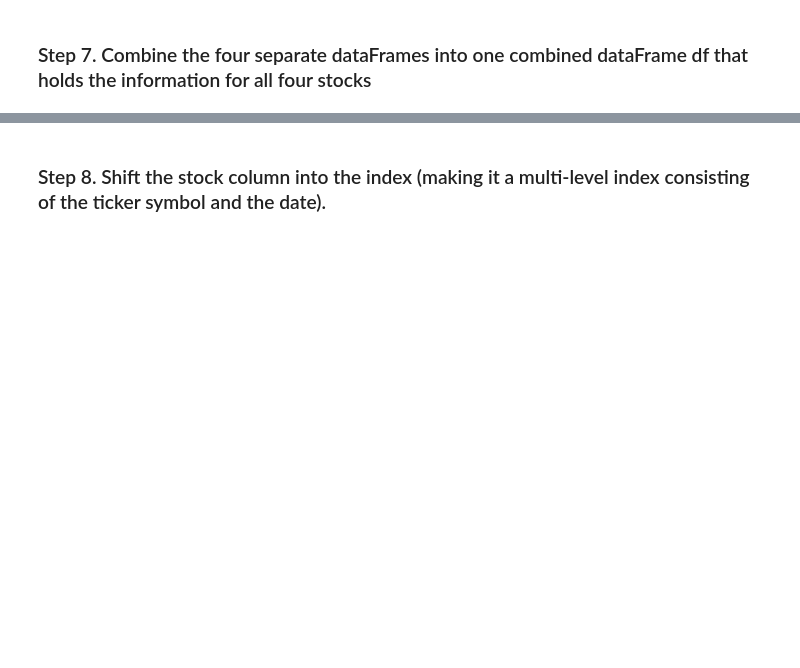
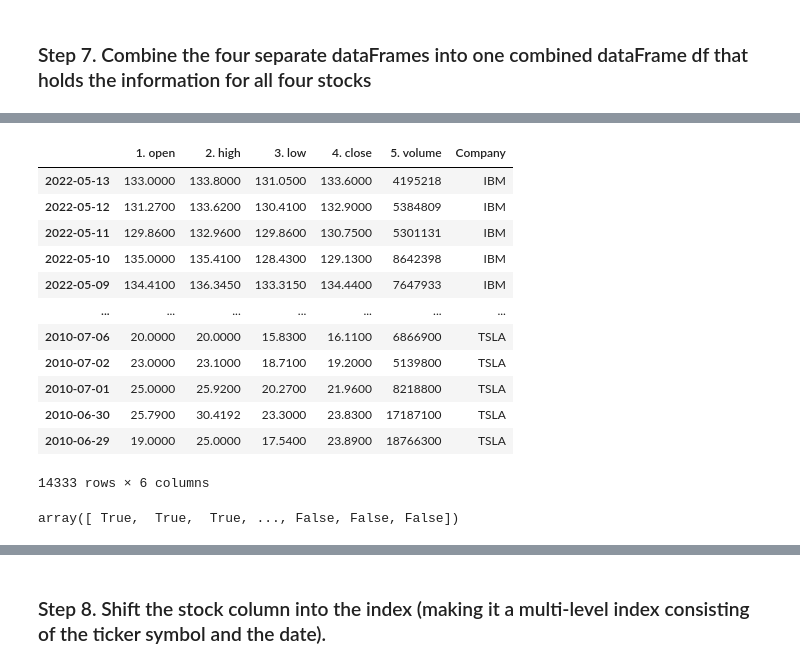
Before and after one commit to BorjaFlightCoder/pandas_exercises, a Jupyter notebook: 09_Time_Series/Getting_Financial_Data/Exercises.ipynb, the cells around one changed output, grey strips where cells are left out. Cells and saved outputs as stored; diff of their text form; code cells hidden in the pictures; blank space fills up the shorter version.

```diff
--- a/09_Time_Series/Getting_Financial_Data/Exercises.ipynb
+++ b/09_Time_Series/Getting_Financial_Data/Exercises.ipynb
@@ -24,2 +111,16 @@ If you do not have an API key for any of the supported APIs, it is easiest to ge
 # %% [markdown]
 ### Step 6. Repeat the two previous steps for a few other stocks, always creating a new dataframe: Tesla, IBM and Microsoft. (Ticker symbols TSLA, IBM and MSFT.)
+# %%
+symbols = ['IBM','AAPL','TSLA']
+# %%
+df = pd.DataFrame()
+for symbol in symbols:
+    r = requests.get(f'https://www.alphavantage.co/query?function=TIME_SERIES_DAILY&symbol={symbol}&interval=5min&apikey={apikey}&outputsize=full')
+    data = r.json()
+    data = data.get('Time Series (Daily)')
+    df_json = pd.DataFrame(data)
+    df_json = df_json.T
+    df_json['Company'] = symbol
+    df = pd.concat([df,df_json])
+# %%
+df.index = pd.to_datetime(df.index)
@@ -27,0 +155,20 @@ If you do not have an API key for any of the supported APIs, it is easiest to ge
+# %%
+df
+# %% [output]
+|  | 1. open | 2. high | 3. low | 4. close | 5. volume | Company |
+| 2022-05-13 | 133.0000 | 133.8000 | 131.0500 | 133.6000 | 4195218 | IBM |
+| 2022-05-12 | 131.2700 | 133.6200 | 130.4100 | 132.9000 | 5384809 | IBM |
+| 2022-05-11 | 129.8600 | 132.9600 | 129.8600 | 130.7500 | 5301131 | IBM |
+| 2022-05-10 | 135.0000 | 135.4100 | 128.4300 | 129.1300 | 8642398 | IBM |
+| 2022-05-09 | 134.4100 | 136.3450 | 133.3150 | 134.4400 | 7647933 | IBM |
+| ... | ... | ... | ... | ... | ... | ... |
+| 2010-07-06 | 20.0000 | 20.0000 | 15.8300 | 16.1100 | 6866900 | TSLA |
+| 2010-07-02 | 23.0000 | 23.1000 | 18.7100 | 19.2000 | 5139800 | TSLA |
+| 2010-07-01 | 25.0000 | 25.9200 | 20.2700 | 21.9600 | 8218800 | TSLA |
+| 2010-06-30 | 25.7900 | 30.4192 | 23.3000 | 23.8300 | 17187100 | TSLA |
+| 2010-06-29 | 19.0000 | 25.0000 | 17.5400 | 23.8900 | 18766300 | TSLA |
+14333 rows × 6 columns
+# %%
+df.index >= '2015-01-01'
+# %% [output]
+array([ True,  True,  True, ..., False, False, False])
```
Also changed, not shown: parts of 38 cells of this notebook, 2 other files.
